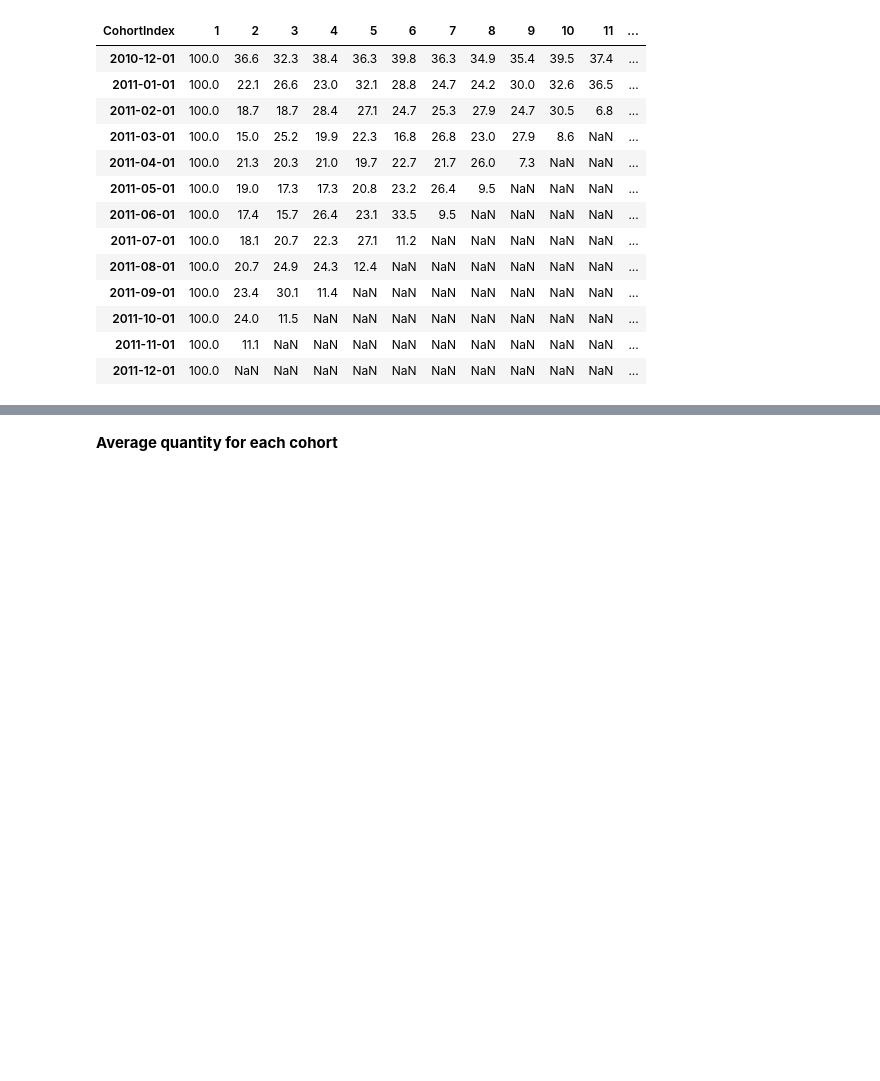
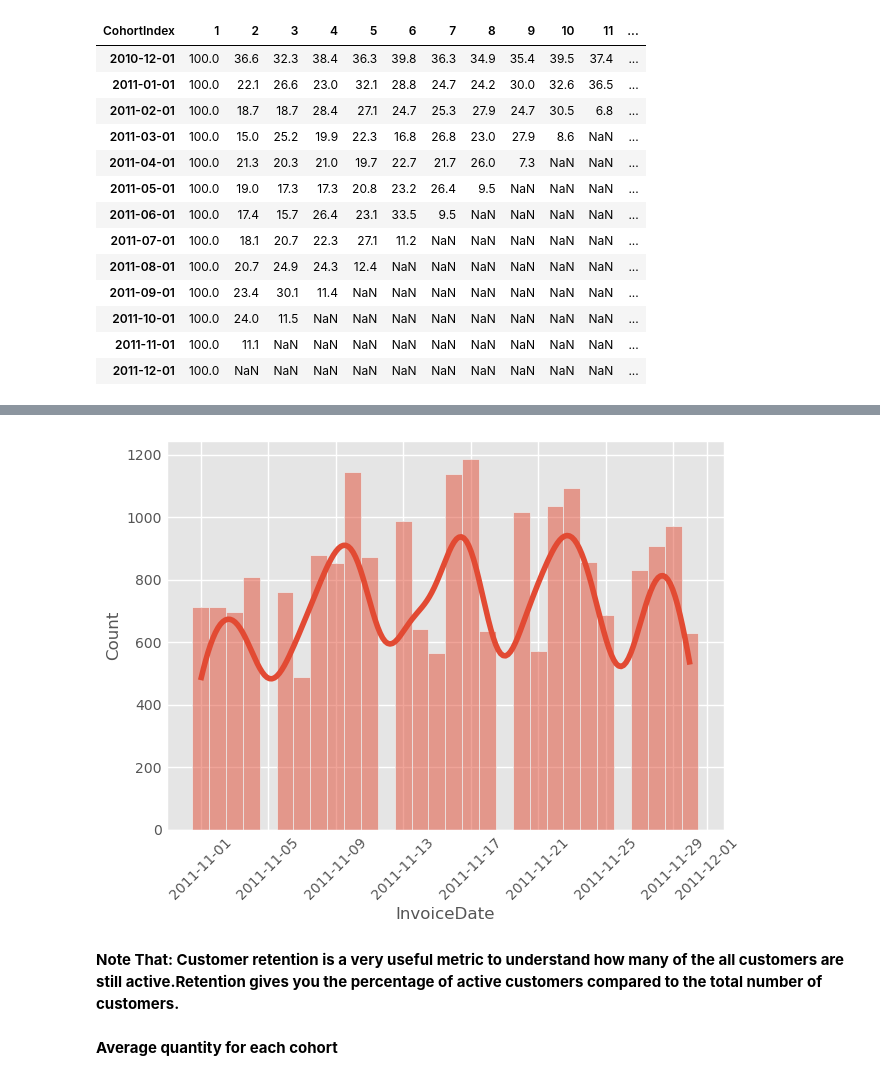
Before and after one commit to jihosuperman/Cohort-Analysis, a Jupyter notebook: cohort_analytsis.ipynb, the cells around one changed output, grey strips where cells are left out. Drawn from its saved outputs; the diff is of its cells as text; code cells hidden in the pictures; blank space fills up the shorter version.

```diff
--- a/cohort_analytsis.ipynb
+++ b/cohort_analytsis.ipynb
@@ -227,3 +235,11 @@ plt.show()
+# %%
+sns.histplot(df[(df['CohortMonth'] == '2010-12-01') & (df['CohortIndex'] == 12)]['InvoiceDate'].dt.date, kde=True)
+plt.xticks(rotation=45)
+plt.show()
+# %% [output]
+[figure, added]
+# %% [markdown]
+**Note That: Customer retention is a very useful metric to understand how many of the all customers are still active.Retention gives you the percentage of active customers compared to the total number of customers.**
 # %% [markdown]
 **Average quantity for each cohort**
 # %%
```
Also changed, not shown: parts of 54 cells of this notebook.
